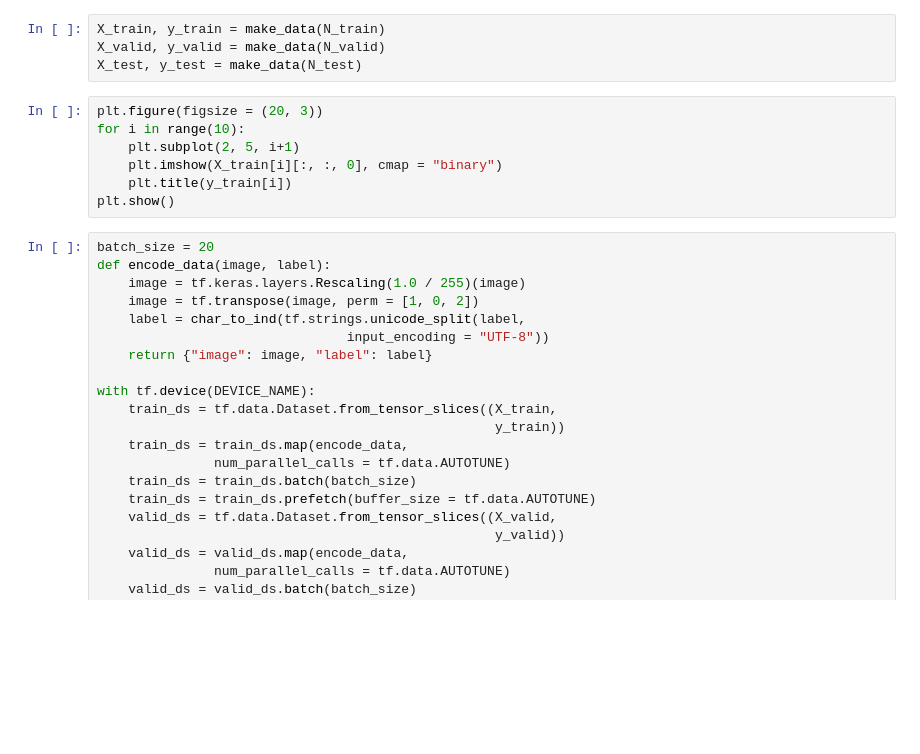
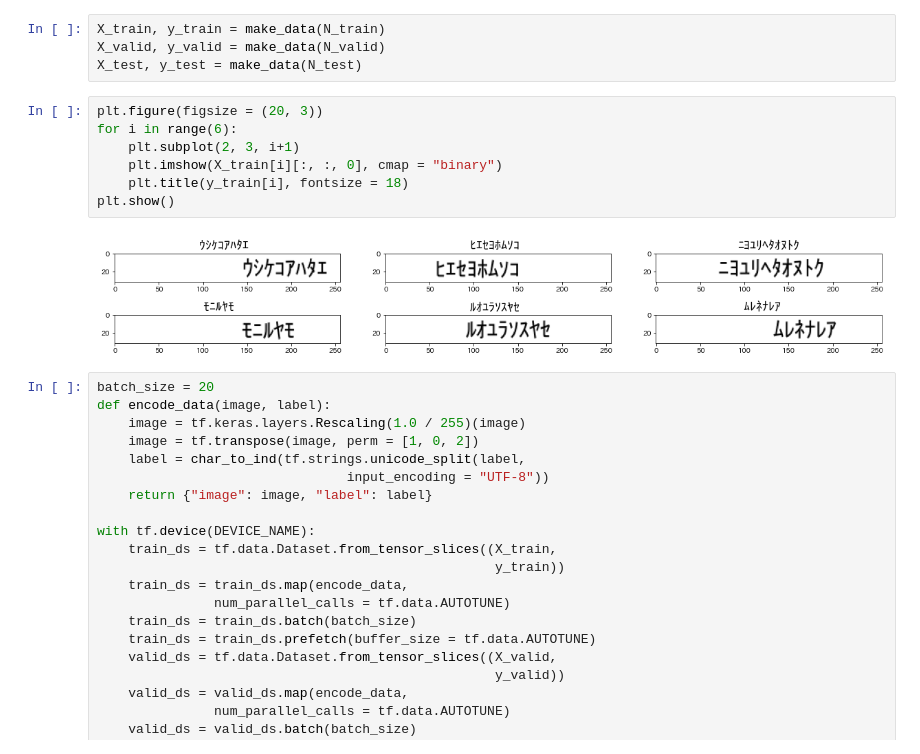
Before and after one commit to natsunoyuki/Data_Science, a Jupyter notebook: CTC Loss OCR.ipynb, the cells around one changed output. Saved outputs shown, nothing was run; the diff lists cells and outputs as text; blank space fills up the shorter version.

```diff
--- a/CTC Loss OCR.ipynb
+++ b/CTC Loss OCR.ipynb
@@ -88,11 +90,13 @@ X_valid, y_valid = make_data(N_valid)
 X_test, y_test = make_data(N_test)
 # %%
 plt.figure(figsize = (20, 3))
-for i in range(10):
-    plt.subplot(2, 5, i+1)
+for i in range(6):
+    plt.subplot(2, 3, i+1)
     plt.imshow(X_train[i][:, :, 0], cmap = "binary")
-    plt.title(y_train[i])
+    plt.title(y_train[i], fontsize = 18)
 plt.show()
+# %% [output]
+[figure, added]
 # %%
 batch_size = 20
 def encode_data(image, label):
```
Also changed, not shown: parts of 7 cells of this notebook.
